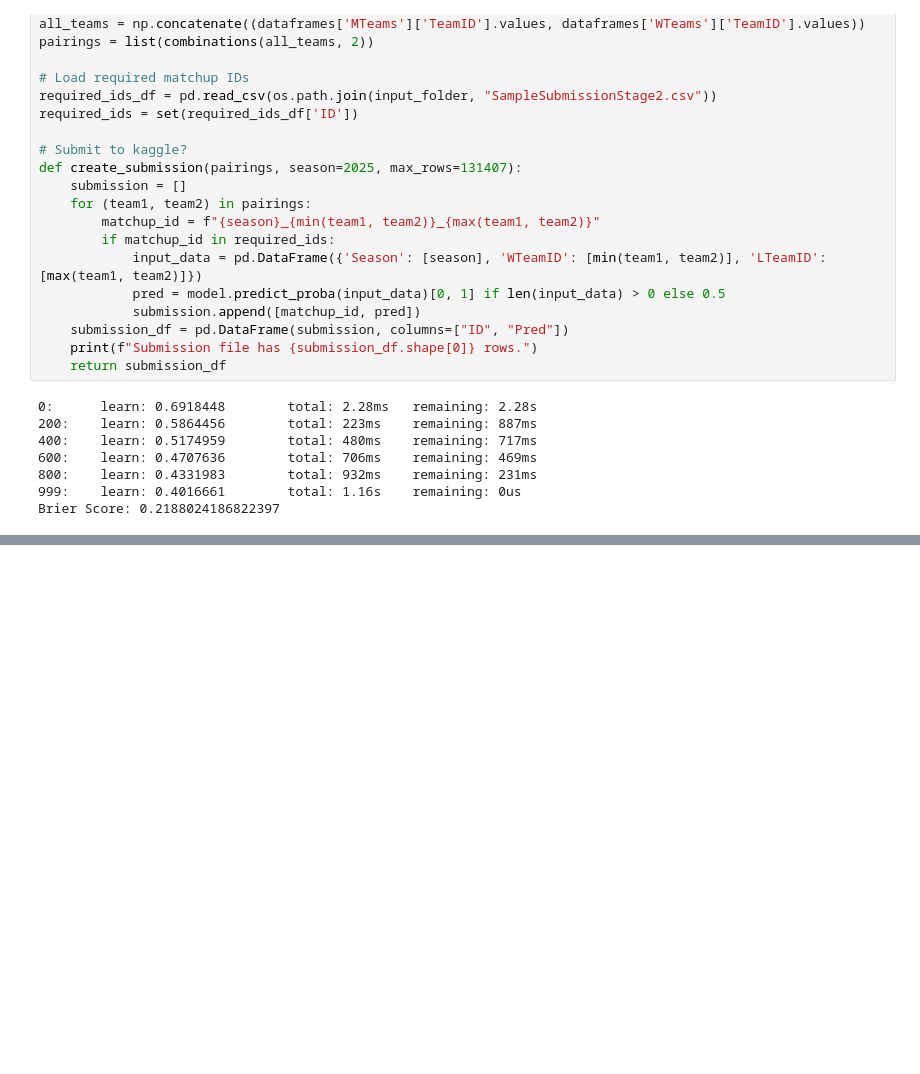
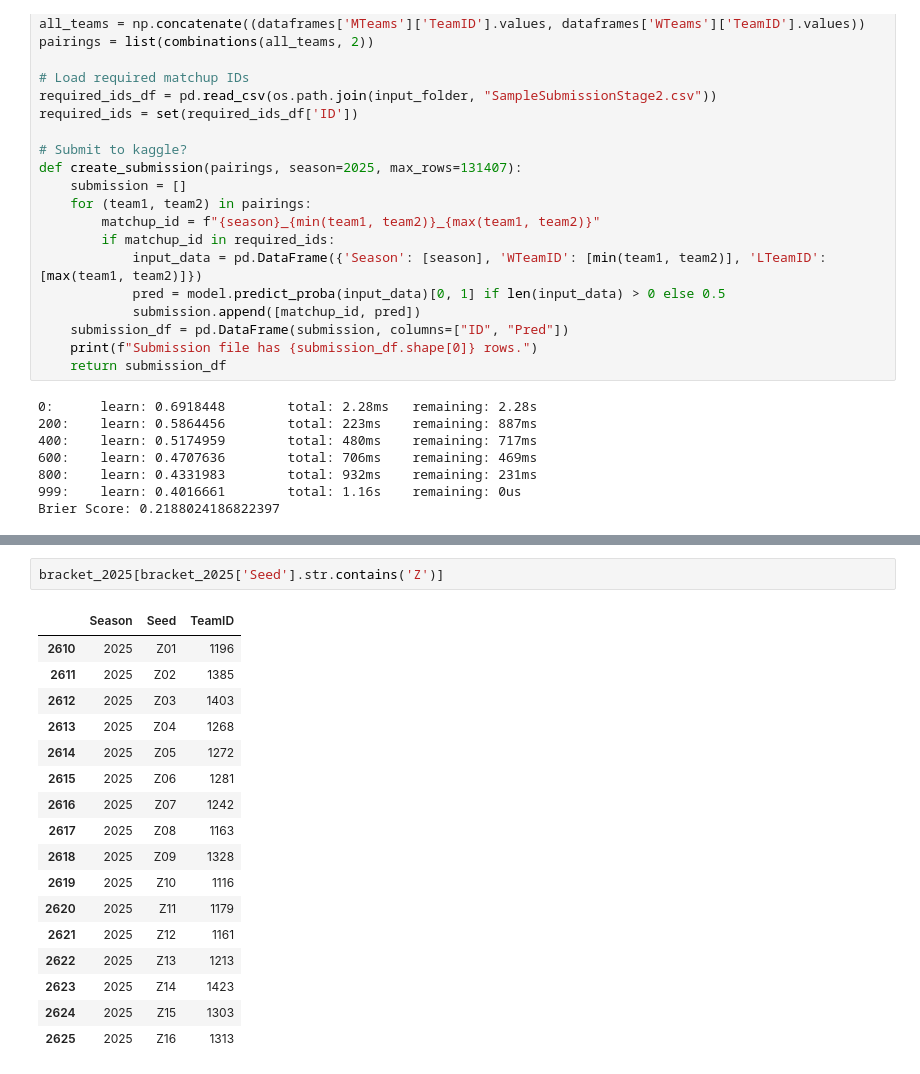
Before and after one commit to benstager/march-mania-2025, a Jupyter notebook: catboost_ex.ipynb, the cells around one changed output, grey strips where cells are left out. Saved outputs shown, nothing was run; the diff lists cells and outputs as text; blank space fills up the shorter version.

```diff
--- a/catboost_ex.ipynb
+++ b/catboost_ex.ipynb
@@ -481,0 +511,20 @@ Brier Score: 0.2188024186822397
+# %%
+bracket_2025[bracket_2025['Seed'].str.contains('Z')]
+# %% [output]
+|  | Season | Seed | TeamID |
+| 2610 | 2025 | Z01 | 1196 |
+| 2611 | 2025 | Z02 | 1385 |
+| 2612 | 2025 | Z03 | 1403 |
+| 2613 | 2025 | Z04 | 1268 |
+| 2614 | 2025 | Z05 | 1272 |
+| 2615 | 2025 | Z06 | 1281 |
+| 2616 | 2025 | Z07 | 1242 |
+| 2617 | 2025 | Z08 | 1163 |
+| 2618 | 2025 | Z09 | 1328 |
+| 2619 | 2025 | Z10 | 1116 |
+| 2620 | 2025 | Z11 | 1179 |
+| 2621 | 2025 | Z12 | 1161 |
+| 2622 | 2025 | Z13 | 1213 |
+| 2623 | 2025 | Z14 | 1423 |
+| 2624 | 2025 | Z15 | 1303 |
+| 2625 | 2025 | Z16 | 1313 |
```
Also changed, not shown: parts of 47 cells of this notebook.
